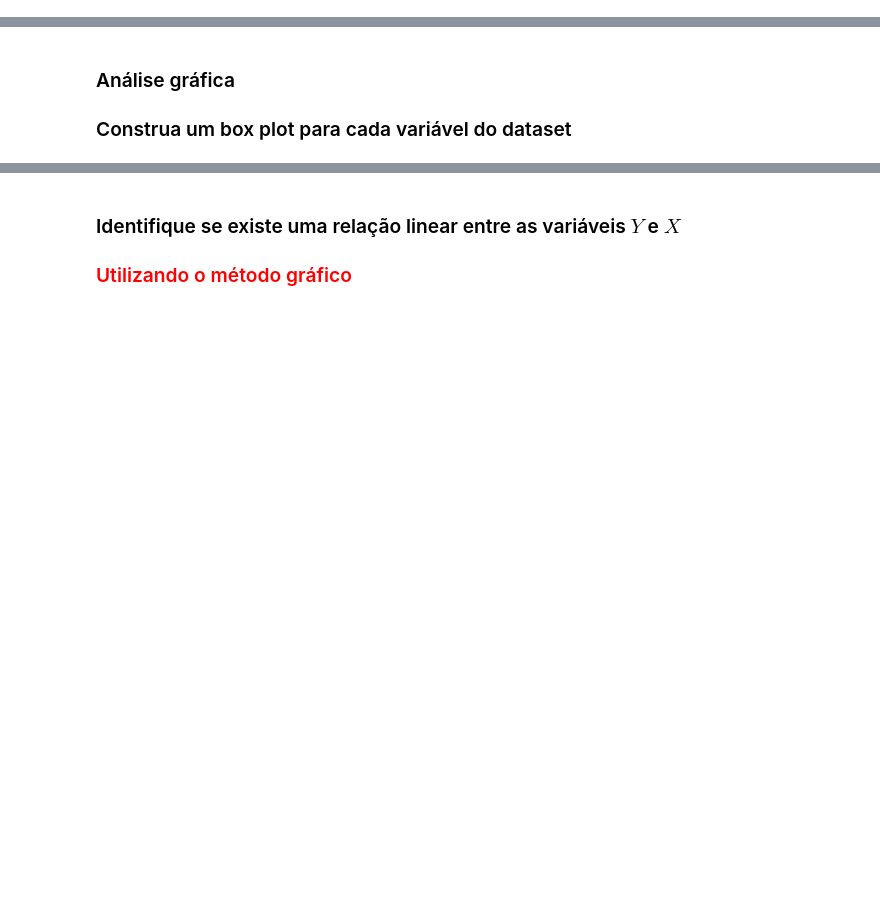
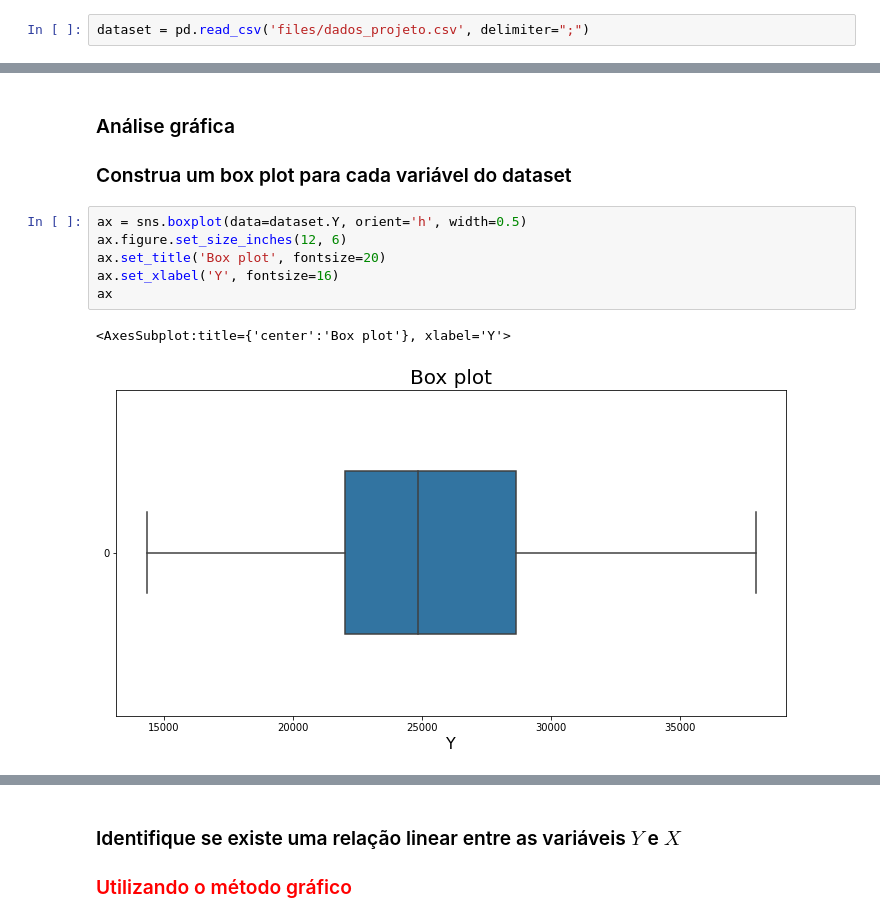
Before and after one commit to wiliands/estatistica_python, a Jupyter notebook: 05 - Correlacao_Regressao/Correlação_e_Regressão.ipynb, the cells around one changed output, grey strips where cells are left out. Drawn from its saved outputs; the diff is of its cells as text; blank space fills up the shorter version.

Commit message:
Conclusão do curso e teste dataset predição de aluguel

```diff
--- a/05 - Correlacao_Regressao/Correlação_e_Regressão.ipynb
+++ b/05 - Correlacao_Regressao/Correlação_e_Regressão.ipynb
@@ -33,4 +37,6 @@ Os dados (amostra) foram coletados em São Paulo - Brasil, em uma área universi
 # %% [markdown]
 ### Importe o dataset
+# %%
+dataset = pd.read_csv('files/dados_projeto.csv', delimiter=";")
 # %% [markdown]
 ### Visualize o conteúdo do DataFrame
@@ -39,3 +66,12 @@ Os dados (amostra) foram coletados em São Paulo - Brasil, em uma área universi
 # %% [markdown]
 ### Análise gráfica
 ### Construa um box plot para cada variável do dataset
+# %%
+ax = sns.boxplot(data=dataset.Y, orient='h', width=0.5)
+ax.figure.set_size_inches(12, 6)
+ax.set_title('Box plot', fontsize=20)
+ax.set_xlabel('Y', fontsize=16)
+ax
+# %% [output]
+<AxesSubplot:title={'center':'Box plot'}, xlabel='Y'>
+[figure, added]
```
Also changed, not shown: parts of 22 cells of this notebook, 3 other files.
